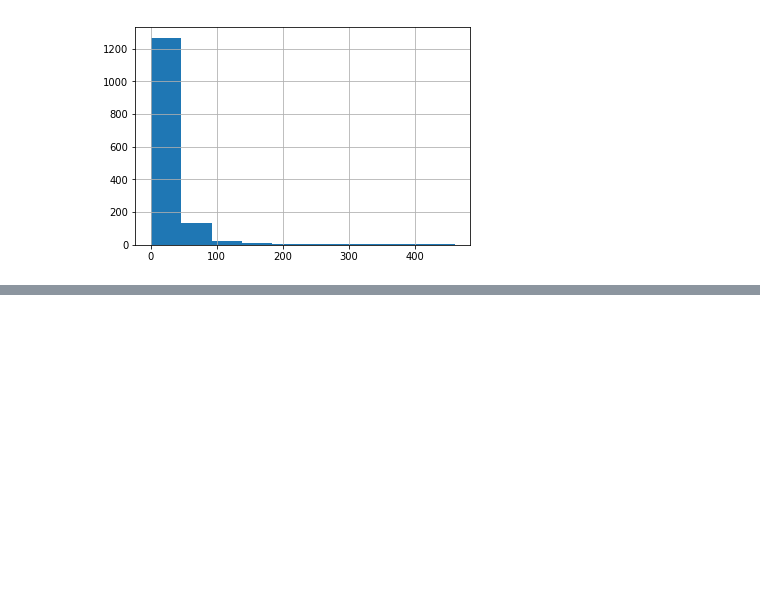
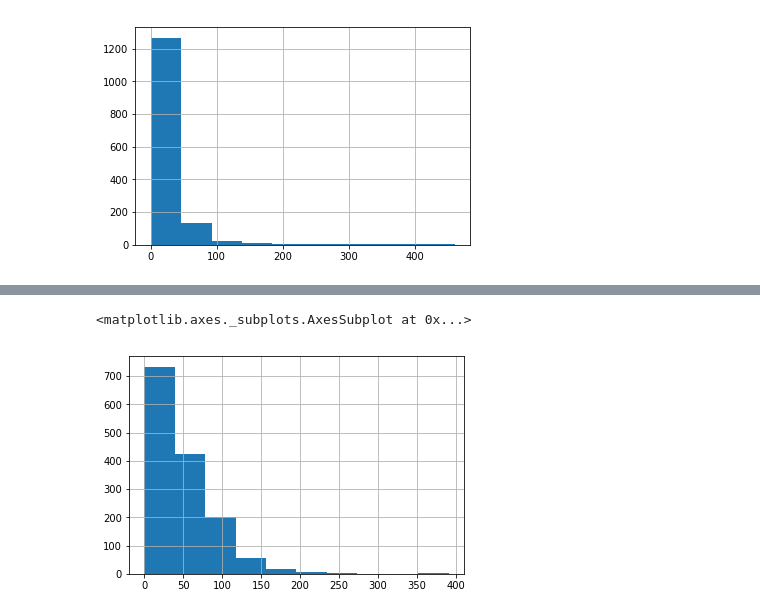
Before and after one commit to iEvidently/dsc-5-capstone-project-online-ds-pt-100118, a Jupyter notebook: dengue_fever_prediction.ipynb, the cells around one changed output, grey strips where cells are left out. Saved outputs shown, nothing was run; the diff lists cells and outputs as text; code cells hidden in the pictures; blank space fills up the shorter version.

```diff
--- a/dengue_fever_prediction.ipynb
+++ b/dengue_fever_prediction.ipynb
@@ -89,0 +119,5 @@ df_train['total_cases'].hist()
+# %%
+df_train.precipitation_amt_mm.hist()
+# %% [output]
+<matplotlib.axes._subplots.AxesSubplot at 0x...>
+[figure, added]
```
Also changed, not shown: parts of 5 cells of this notebook.
